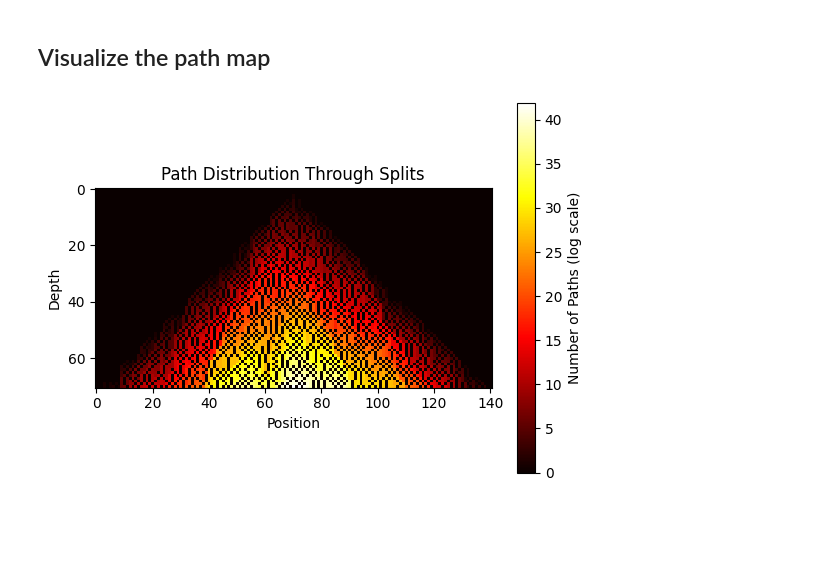
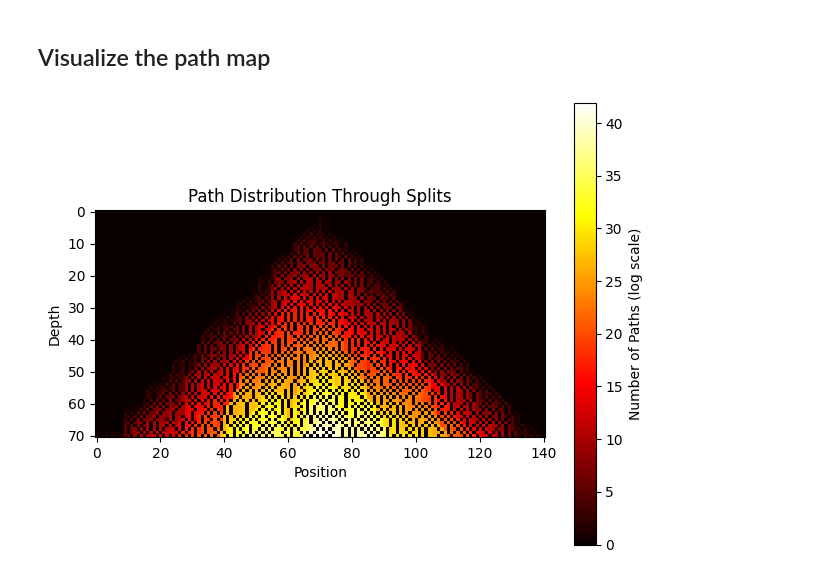
Before and after one commit to AKaronen/AoC25, a Jupyter notebook: 7/7.ipynb, the cells around one changed output. Saved outputs shown, nothing was run; the diff lists cells and outputs as text; code cells hidden in the pictures; blank space fills up the shorter version.

```diff
--- a/7/7.ipynb
+++ b/7/7.ipynb
@@ -100,31 +100,35 @@ def plot_paths(data):
     path_history.append(paths.copy())
 
     for line in data[1:]:
         split_idx = get_idx_of_splits(line)  # Get indexes of splits in this line
         intersection = rays.intersection(split_idx)  # Find intersections with current rays
         if intersection:  # If there are intersections (rays that split)
             for idx in intersection:
 
                 # Update paths for new rays to the left and right
                 paths[idx - 1] += paths[idx]
                 paths[idx + 1] += paths[idx]
                 paths[idx] = 0  # Clear paths at the split index
                 # Add new rays to the left and right
                 rays.add(idx - 1)
                 rays.add(idx + 1)
                 rays.remove(idx)  # Remove the ray that splits
         path_history.append(paths.copy())
 
     path_history = np.array(path_history)
     path_history[path_history == 0] = 1  # Avoid log(0) by setting 0s to 1s for visualization
     # to log scale
     path_history = np.log2(path_history)
     plt.imshow(path_history, cmap='hot', interpolation='nearest')
     plt.colorbar(label='Number of Paths (log scale)')
     plt.xlabel('Position')
     plt.ylabel('Depth')
     plt.title('Path Distribution Through Splits')
+    plt.tight_layout()
+    plt.savefig('path_distribution.png')
+
     plt.show()
+
 plot_paths(data)
 # %% [output]
-[figure, old version]
+[figure, new version]
```
